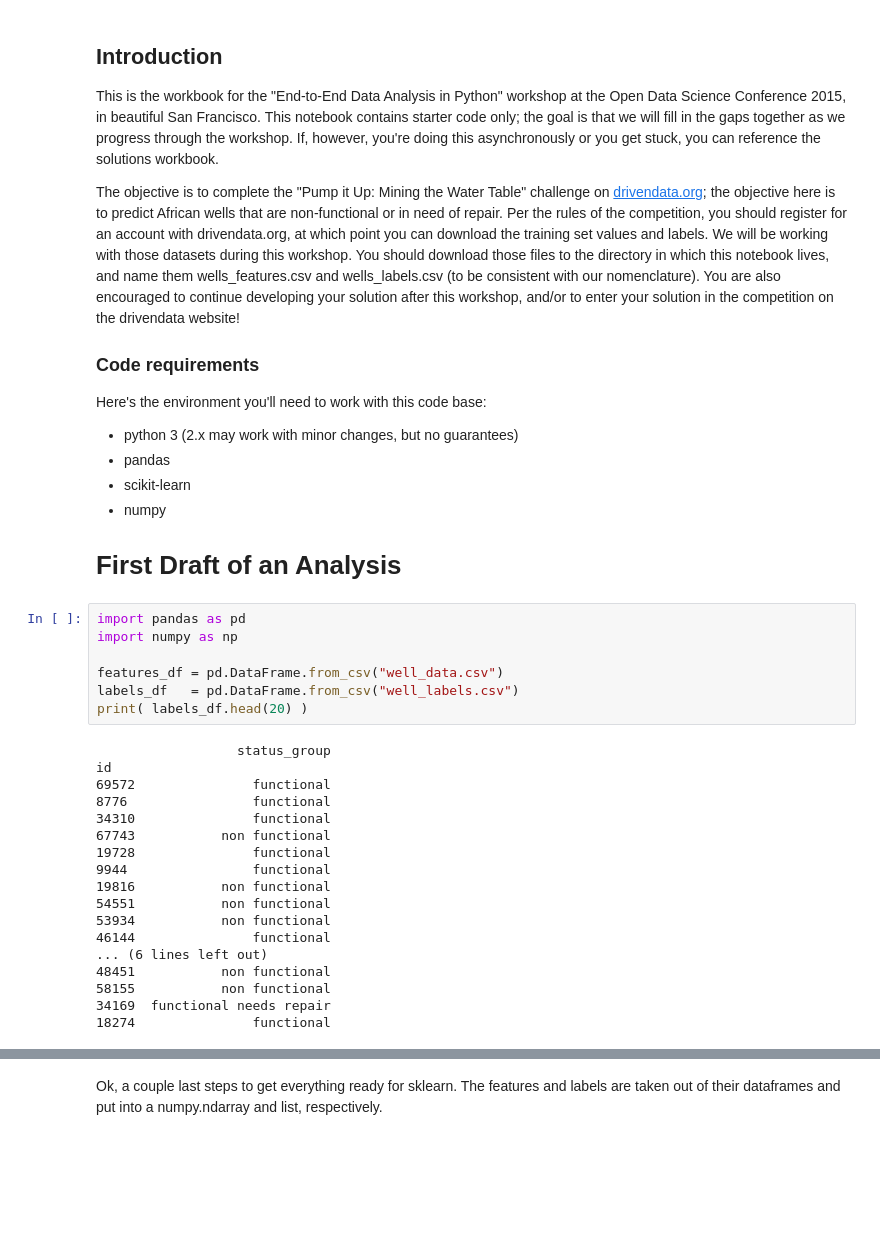
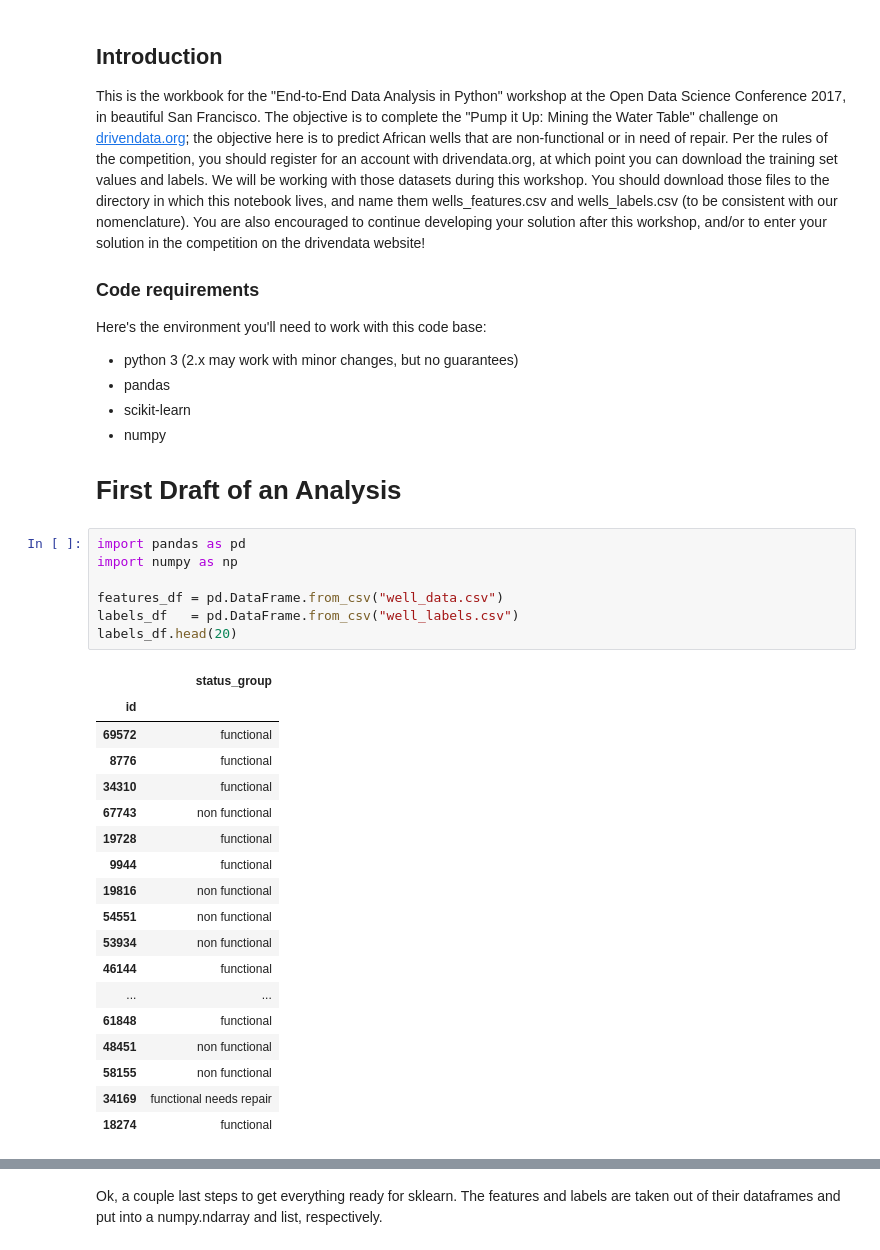
Before and after one commit to cmmalone/ODSC2017_datascience101, a Jupyter notebook: scripted_model.ipynb, the cells around one changed output, grey strips where cells are left out. Drawn from its saved outputs; the diff is of its cells as text; blank space fills up the shorter version.

Commit message:
adding solutions up through step 12

```diff
--- a/scripted_model.ipynb
+++ b/scripted_model.ipynb
@@ -67,22 +67,17 @@ li li {
 # %% [markdown]
 ## Introduction
 
- This is the workbook for the "End-to-End Data Analysis in Python" workshop
- at the Open Data Science Conference 2015, in beautiful San Francisco.
- This notebook contains starter code only; the goal is that we will fill in the
- gaps together as we progress through the workshop.  If, however, you're doing this
- asynchronously or you get stuck, you can reference the solutions workbook.
-
- The objective is to complete the "Pump it Up: Mining the Water Table" challenge
- on [drivendata.org](www.drivendata.org/competitions/7/); the objective here is to predict
- African wells that are non-functional or in need of repair.  Per the rules of the
- competition, you should register for an account with drivendata.org, at which point you
- can download the training set values and labels.  We will be working with those datasets
- during this workshop.  You should download those files to the directory in which this
- notebook lives, and name them wells_features.csv and wells_labels.csv (to be consistent
- with our nomenclature).  You are also encouraged to continue developing your solution
- after this workshop, and/or to enter your solution in the competition on the drivendata
- website!
+This is the workbook for the "End-to-End Data Analysis in Python" workshop
+at the Open Data Science Conference 2017, in beautiful San Francisco. The objective is to complete the "Pump it Up: Mining the Water Table" challenge
+on [drivendata.org](www.drivendata.org/competitions/7/); the objective here is to predict
+African wells that are non-functional or in need of repair.  Per the rules of the
+competition, you should register for an account with drivendata.org, at which point you
+can download the training set values and labels.  We will be working with those datasets
+during this workshop.  You should download those files to the directory in which this
+notebook lives, and name them wells_features.csv and wells_labels.csv (to be consistent
+with our nomenclature).  You are also encouraged to continue developing your solution
+after this workshop, and/or to enter your solution in the competition on the drivendata
+website!
 
  ### Code requirements
  Here's the environment you'll need to work with this code base:
@@ -96,26 +91,27 @@ li li {
 # %%
 import pandas as pd
 import numpy as np
 
 features_df = pd.DataFrame.from_csv("well_data.csv")
 labels_df   = pd.DataFrame.from_csv("well_labels.csv")
-print( labels_df.head(20) )
+labels_df.head(20)
 # %% [output]
-                  status_group
-id
-69572               functional
-8776                functional
-34310               functional
-67743           non functional
-19728               functional
-9944                functional
-19816           non functional
-54551           non functional
-53934           non functional
-46144               functional
-... (6 lines left out)
-48451           non functional
-58155           non functional
-34169  functional needs repair
-18274               functional
+|  | status_group |
+| id |  |
+| 69572 | functional |
+| 8776 | functional |
+| 34310 | functional |
+| 67743 | non functional |
+| 19728 | functional |
+| 9944 | functional |
+| 19816 | non functional |
+| 54551 | non functional |
+| 53934 | non functional |
+| 46144 | functional |
+| ... | ... |
+| 61848 | functional |
+| 48451 | non functional |
+| 58155 | non functional |
+| 34169 | functional needs repair |
+| 18274 | functional |
 # %% [markdown]
```
Also changed, not shown: parts of 17 cells of this notebook, 15 other files.
